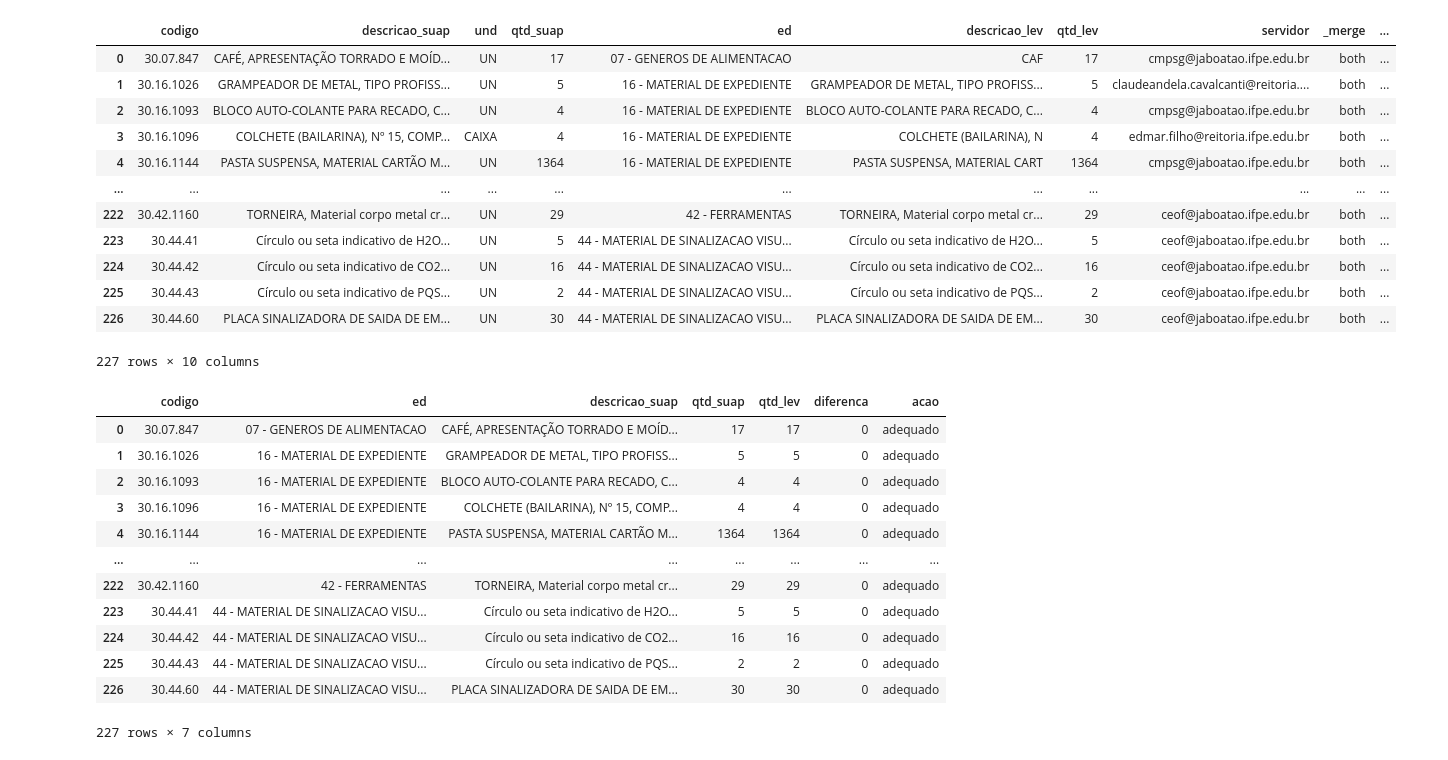
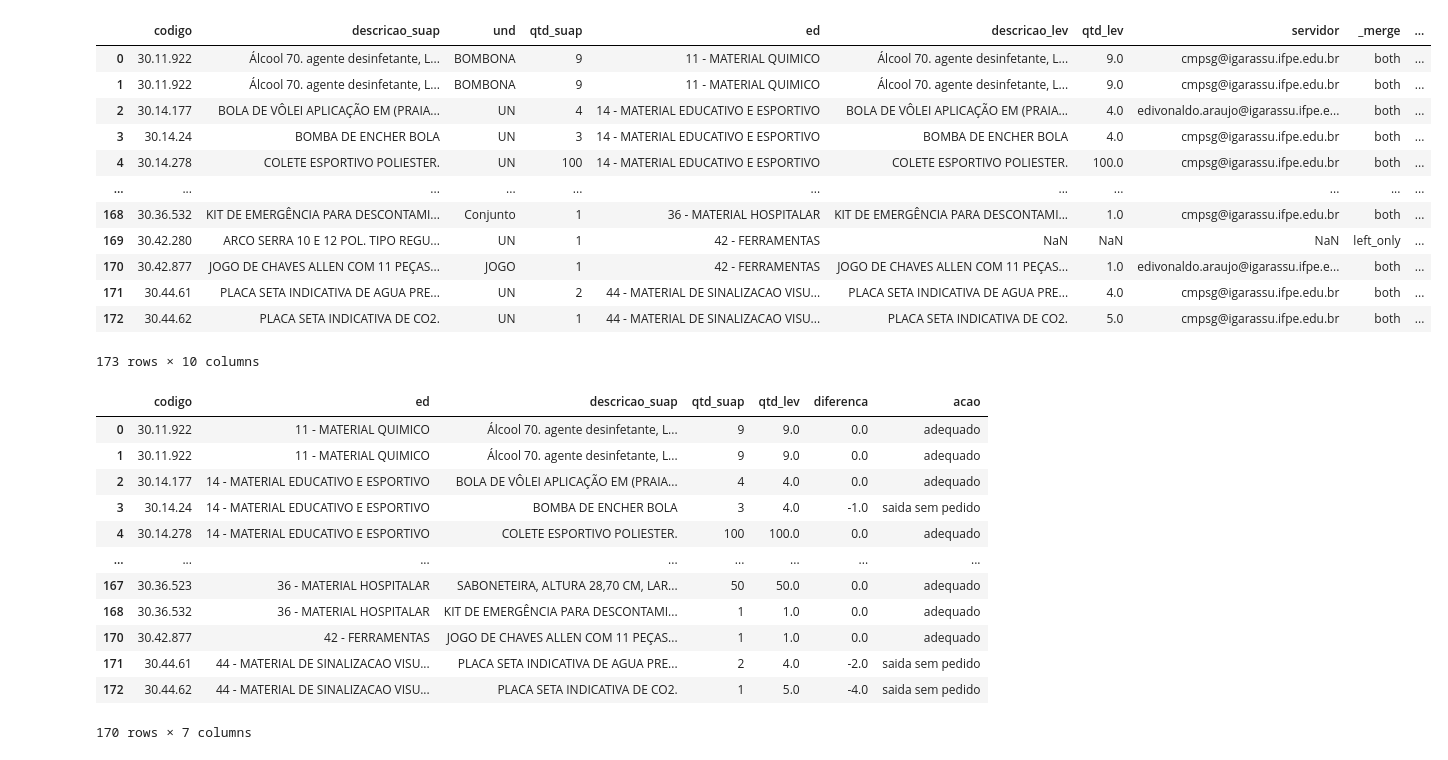
Before and after one commit to ricardoseminsta/automacao_almox, a Jupyter notebook: consolicacao_inventario.ipynb, the cells around one changed output. Cells and saved outputs as stored; diff of their text form; code cells hidden in the pictures.

Commit message:
logs update and consolidation igarassu

```diff
--- a/consolicacao_inventario.ipynb
+++ b/consolicacao_inventario.ipynb
@@ -12,21 +12,29 @@ data_e_hora = data_e_hora_atuais.strftime('%Y-%m-%d_%H-%M')
 logger = logging.getLogger('consolidação')
 logger.setLevel(logging.DEBUG)
 
-fHandler = logging.FileHandler(f'logs/{data_e_hora_atuais}_extracao.log', mode='w')
+fHandler = logging.FileHandler(f'logs/{data_e_hora_atuais}_consolidacao.log', mode='w')
 formatter = logging.Formatter('%(asctime)s - %(levelname)s - %(message)s')
 
 fHandler.setFormatter(formatter)
 logger.addHandler(fHandler)
 
 # logging.basicConfig(level=logging.DEBUG, filename='app.log', filemode='x', format='%(asctime)s - %(levelname)s - %(message)s')
-logger.info(f'Iniciando Extarção campus {n_campi}')
+logger.info(f'Iniciando consolidação campus {n_campi}')
 # logger.debug('debug message')
 # logger.warning('warn message')
 # %%
 import pandas as pd
 
+logger.info(f'carregando palnilha de levantamento fisico campus {n_campi}')
 levantamento = pd.read_excel('consolidacao/levantamento/2023_levantamento_CIGR.xlsx')
-suap = pd.read_excel('consolidacao/suap/2023-08-03_16-16_CIGR_relatorio_almox.xlsx')
+time.sleep(random.randint(60, 80))
+
+logger.info(f'carregando palnilha de estoque suap campus {n_campi}')
+suap = pd.read_excel('consolidacao/suap/2023-08-10_16-07_CIGR_relatorio_almox.xlsx')
+time.sleep(random.randint(60, 80))
+
+logger.info(f'tratamdp dados da planilha de levantameto fisico {n_campi}')
+time.sleep(random.randint(60, 80))
 
 # removendo itens nulos e deixando apenas os retificados
 retificacao = levantamento[levantamento['Retificação'].str.contains('Retificação').fillna(False)]
@@ -48,10 +56,15 @@ ed_lev = levantamento_ret['codigo'].str[3:5]
 # adicionando ed ao data frame geral
 # levantamento_ret['ED'] = ed_lev
 
+logger.info(f'removendo dados duplicados')
+time.sleep(random.randint(60, 80))
 # lista de servidores
 servidores = levantamento['Endereço de e-mail'].drop_duplicates(keep='last')
 # reindexando uutilizando list comprehension
 servidores.index = [x for x in range(0, len(servidores))]
+
+logger.info(f'cruzando dados entre levantamento fisico e suap')
+time.sleep(random.randint(60, 80))
 
 levantamento_cross = levantamento_ret.drop(columns=['Material de pouca movimentação - PM', 'Material Vencido - MV',
                                                  'Material próximo ao vencimento - PV', 'Material danificado ou avariado - MD',
@@ -66,6 +79,12 @@ suap_cross = suap_cross.drop(columns=['vlr_total', 'vlr_unt'])
 display(suap_cross)
 display(levantamento_cross)
 
+logger.info(f'consolidando dados')
+time.sleep(random.randint(60, 80))
+
+logger.info(f'exportando planilha de consolidação')
+time.sleep(random.randint(60, 80))
+
 consolidacao = pd.merge(suap_cross, levantamento_cross, on='codigo', how='outer', indicator=True)
 consolidacao.to_excel(f'consolidacao/{n_campi}_consolidacao.xlsx', index=False)
 # %% [output]
@@ -115,50 +134,56 @@ None
 # %%
+logger.info(f'montando planilha de ajustes ')
+time.sleep(random.randint(60, 80))
+
 consolidacao['diferenca'] = consolidacao['qtd_suap'] - consolidacao['qtd_lev']
 display(consolidacao)
 
 pedidos = consolidacao[consolidacao['_merge'].str.contains('both')]
 pedidos = pedidos[['codigo','ed' ,'descricao_suap', 'qtd_suap', 'qtd_lev', 'diferenca']]
 
 acao = []
 for valor in pedidos['diferenca']:
 
     if valor > 0:
         baixa = "pedido no suap"
         acao.append(baixa)
     elif valor < 0:
         baixa = "saida sem pedido"
         acao.append(baixa)
     else:
         baixa = 'adequado'
         acao.append(baixa)
 
+logger.info(f'exportando planilha de ajustes ')
+time.sleep(random.randint(60, 80))
+
 pedidos['acao'] = acao
 pedidos.to_excel(f'consolidacao/pedidos/{n_campi}_pedidos.xlsx', index=False)
 display(pedidos)
 # %% [output]
 |  | codigo | descricao_suap | und | qtd_suap | ed | descricao_lev | qtd_lev | servidor | _merge | ... |
-| 0 | 30.07.847 | CAFÉ, APRESENTAÇÃO TORRADO E MOÍD... | UN | 17 | 07 - GENEROS DE ALIMENTACAO | CAF | 17 | cmpsg@jaboatao.ifpe.edu.br | both | ... |
-| 1 | 30.16.1026 | GRAMPEADOR DE METAL, TIPO PROFISS... | UN | 5 | 16 - MATERIAL DE EXPEDIENTE | GRAMPEADOR DE METAL, TIPO PROFISS... | 5 | claudeandela.cavalcanti@reitoria.... | both | ... |
-| 2 | 30.16.1093 | BLOCO AUTO-COLANTE PARA RECADO, C... | UN | 4 | 16 - MATERIAL DE EXPEDIENTE | BLOCO AUTO-COLANTE PARA RECADO, C... | 4 | cmpsg@jaboatao.ifpe.edu.br | both | ... |
-| 3 | 30.16.1096 | COLCHETE (BAILARINA), Nº 15, COMP... | CAIXA | 4 | 16 - MATERIAL DE EXPEDIENTE | COLCHETE (BAILARINA), N | 4 | edmar.filho@reitoria.ifpe.edu.br | both | ... |
-| 4 | 30.16.1144 | PASTA SUSPENSA, MATERIAL CARTÃO M... | UN | 1364 | 16 - MATERIAL DE EXPEDIENTE | PASTA SUSPENSA, MATERIAL CART | 1364 | cmpsg@jaboatao.ifpe.edu.br | both | ... |
+| 0 | 30.11.922 | Álcool 70. agente desinfetante, L... | BOMBONA | 9 | 11 - MATERIAL QUIMICO | Álcool 70. agente desinfetante, L... | 9.0 | cmpsg@igarassu.ifpe.edu.br | both | ... |
+| 1 | 30.11.922 | Álcool 70. agente desinfetante, L... | BOMBONA | 9 | 11 - MATERIAL QUIMICO | Álcool 70. agente desinfetante, L... | 9.0 | cmpsg@igarassu.ifpe.edu.br | both | ... |
+| 2 | 30.14.177 | BOLA DE VÔLEI APLICAÇÃO EM (PRAIA... | UN | 4 | 14 - MATERIAL EDUCATIVO E ESPORTIVO | BOLA DE VÔLEI APLICAÇÃO EM (PRAIA... | 4.0 | edivonaldo.araujo@igarassu.ifpe.e... | both | ... |
+| 3 | 30.14.24 | BOMBA DE ENCHER BOLA | UN | 3 | 14 - MATERIAL EDUCATIVO E ESPORTIVO | BOMBA DE ENCHER BOLA | 4.0 | cmpsg@igarassu.ifpe.edu.br | both | ... |
+| 4 | 30.14.278 | COLETE ESPORTIVO POLIESTER. | UN | 100 | 14 - MATERIAL EDUCATIVO E ESPORTIVO | COLETE ESPORTIVO POLIESTER. | 100.0 | cmpsg@igarassu.ifpe.edu.br | both | ... |
 | ... | ... | ... | ... | ... | ... | ... | ... | ... | ... | ... |
-| 222 | 30.42.1160 | TORNEIRA, Material corpo metal cr... | UN | 29 | 42 - FERRAMENTAS | TORNEIRA, Material corpo metal cr... | 29 | ceof@jaboatao.ifpe.edu.br | both | ... |
-| 223 | 30.44.41 | Círculo ou seta indicativo de H2O... | UN | 5 | 44 - MATERIAL DE SINALIZACAO VISU... | Círculo ou seta indicativo de H2O... | 5 | ceof@jaboatao.ifpe.edu.br | both | ... |
-| 224 | 30.44.42 | Círculo ou seta indicativo de CO2... | UN | 16 | 44 - MATERIAL DE SINALIZACAO VISU... | Círculo ou seta indicativo de CO2... | 16 | ceof@jaboatao.ifpe.edu.br | both | ... |
-| 225 | 30.44.43 | Círculo ou seta indicativo de PQS... | UN | 2 | 44 - MATERIAL DE SINALIZACAO VISU... | Círculo ou seta indicativo de PQS... | 2 | ceof@jaboatao.ifpe.edu.br | both | ... |
-| 226 | 30.44.60 | PLACA SINALIZADORA DE SAIDA DE EM... | UN | 30 | 44 - MATERIAL DE SINALIZACAO VISU... | PLACA SINALIZADORA DE SAIDA DE EM... | 30 | ceof@jaboatao.ifpe.edu.br | both | ... |
+| 168 | 30.36.532 | KIT DE EMERGÊNCIA PARA DESCONTAMI... | Conjunto | 1 | 36 - MATERIAL HOSPITALAR | KIT DE EMERGÊNCIA PARA DESCONTAMI... | 1.0 | cmpsg@igarassu.ifpe.edu.br | both | ... |
+| 169 | 30.42.280 | ARCO SERRA 10 E 12 POL. TIPO REGU... | UN | 1 | 42 - FERRAMENTAS | NaN | NaN | NaN | left_only | ... |
+| 170 | 30.42.877 | JOGO DE CHAVES ALLEN COM 11 PEÇAS... | JOGO | 1 | 42 - FERRAMENTAS | JOGO DE CHAVES ALLEN COM 11 PEÇAS... | 1.0 | edivonaldo.araujo@igarassu.ifpe.e... | both | ... |
+| 171 | 30.44.61 | PLACA SETA INDICATIVA DE AGUA PRE... | UN | 2 | 44 - MATERIAL DE SINALIZACAO VISU... | PLACA SETA INDICATIVA DE AGUA PRE... | 4.0 | cmpsg@igarassu.ifpe.edu.br | both | ... |
+| 172 | 30.44.62 | PLACA SETA INDICATIVA DE CO2. | UN | 1 | 44 - MATERIAL DE SINALIZACAO VISU... | PLACA SETA INDICATIVA DE CO2. | 5.0 | cmpsg@igarassu.ifpe.edu.br | both | ... |
-227 rows × 10 columns
+173 rows × 10 columns
 |  | codigo | ed | descricao_suap | qtd_suap | qtd_lev | diferenca | acao |
-| 0 | 30.07.847 | 07 - GENEROS DE ALIMENTACAO | CAFÉ, APRESENTAÇÃO TORRADO E MOÍD... | 17 | 17 | 0 | adequado |
-| 1 | 30.16.1026 | 16 - MATERIAL DE EXPEDIENTE | GRAMPEADOR DE METAL, TIPO PROFISS... | 5 | 5 | 0 | adequado |
-| 2 | 30.16.1093 | 16 - MATERIAL DE EXPEDIENTE | BLOCO AUTO-COLANTE PARA RECADO, C... | 4 | 4 | 0 | adequado |
-| 3 | 30.16.1096 | 16 - MATERIAL DE EXPEDIENTE | COLCHETE (BAILARINA), Nº 15, COMP... | 4 | 4 | 0 | adequado |
-| 4 | 30.16.1144 | 16 - MATERIAL DE EXPEDIENTE | PASTA SUSPENSA, MATERIAL CARTÃO M... | 1364 | 1364 | 0 | adequado |
+| 0 | 30.11.922 | 11 - MATERIAL QUIMICO | Álcool 70. agente desinfetante, L... | 9 | 9.0 | 0.0 | adequado |
+| 1 | 30.11.922 | 11 - MATERIAL QUIMICO | Álcool 70. agente desinfetante, L... | 9 | 9.0 | 0.0 | adequado |
+| 2 | 30.14.177 | 14 - MATERIAL EDUCATIVO E ESPORTIVO | BOLA DE VÔLEI APLICAÇÃO EM (PRAIA... | 4 | 4.0 | 0.0 | adequado |
+| 3 | 30.14.24 | 14 - MATERIAL EDUCATIVO E ESPORTIVO | BOMBA DE ENCHER BOLA | 3 | 4.0 | -1.0 | saida sem pedido |
+| 4 | 30.14.278 | 14 - MATERIAL EDUCATIVO E ESPORTIVO | COLETE ESPORTIVO POLIESTER. | 100 | 100.0 | 0.0 | adequado |
 | ... | ... | ... | ... | ... | ... | ... | ... |
-| 222 | 30.42.1160 | 42 - FERRAMENTAS | TORNEIRA, Material corpo metal cr... | 29 | 29 | 0 | adequado |
-| 223 | 30.44.41 | 44 - MATERIAL DE SINALIZACAO VISU... | Círculo ou seta indicativo de H2O... | 5 | 5 | 0 | adequado |
-| 224 | 30.44.42 | 44 - MATERIAL DE SINALIZACAO VISU... | Círculo ou seta indicativo de CO2... | 16 | 16 | 0 | adequado |
-| 225 | 30.44.43 | 44 - MATERIAL DE SINALIZACAO VISU... | Círculo ou seta indicativo de PQS... | 2 | 2 | 0 | adequado |
-| 226 | 30.44.60 | 44 - MATERIAL DE SINALIZACAO VISU... | PLACA SINALIZADORA DE SAIDA DE EM... | 30 | 30 | 0 | adequado |
+| 167 | 30.36.523 | 36 - MATERIAL HOSPITALAR | SABONETEIRA, ALTURA 28,70 CM, LAR... | 50 | 50.0 | 0.0 | adequado |
+| 168 | 30.36.532 | 36 - MATERIAL HOSPITALAR | KIT DE EMERGÊNCIA PARA DESCONTAMI... | 1 | 1.0 | 0.0 | adequado |
+| 170 | 30.42.877 | 42 - FERRAMENTAS | JOGO DE CHAVES ALLEN COM 11 PEÇAS... | 1 | 1.0 | 0.0 | adequado |
+| 171 | 30.44.61 | 44 - MATERIAL DE SINALIZACAO VISU... | PLACA SETA INDICATIVA DE AGUA PRE... | 2 | 4.0 | -2.0 | saida sem pedido |
+| 172 | 30.44.62 | 44 - MATERIAL DE SINALIZACAO VISU... | PLACA SETA INDICATIVA DE CO2. | 1 | 5.0 | -4.0 | saida sem pedido |
-227 rows × 7 columns
+170 rows × 7 columns
```
Also changed, not shown: parts of 1 cell of this notebook, 8 other files.
